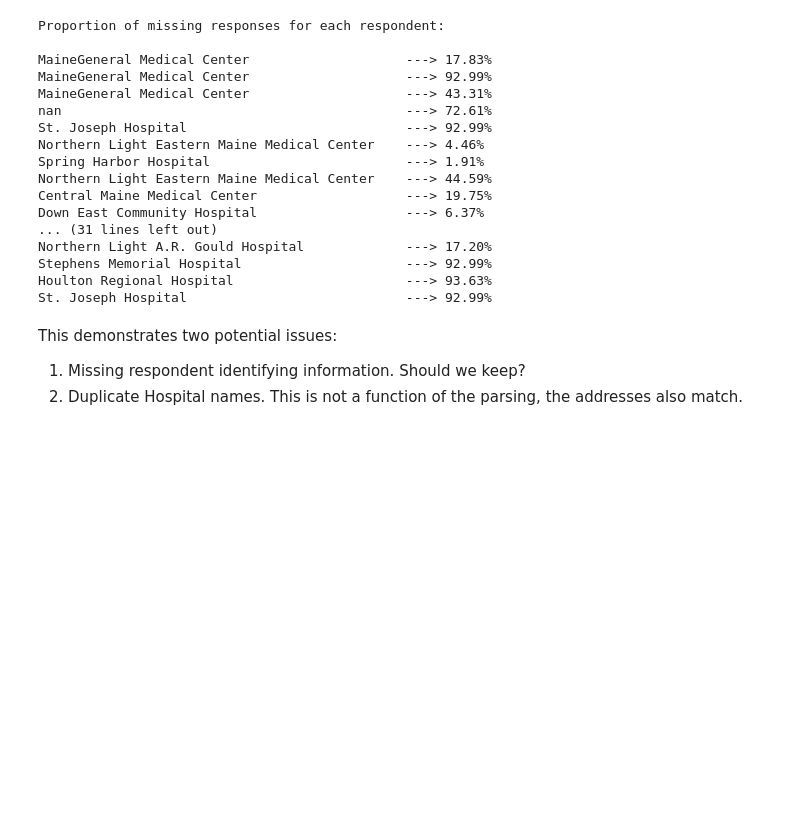
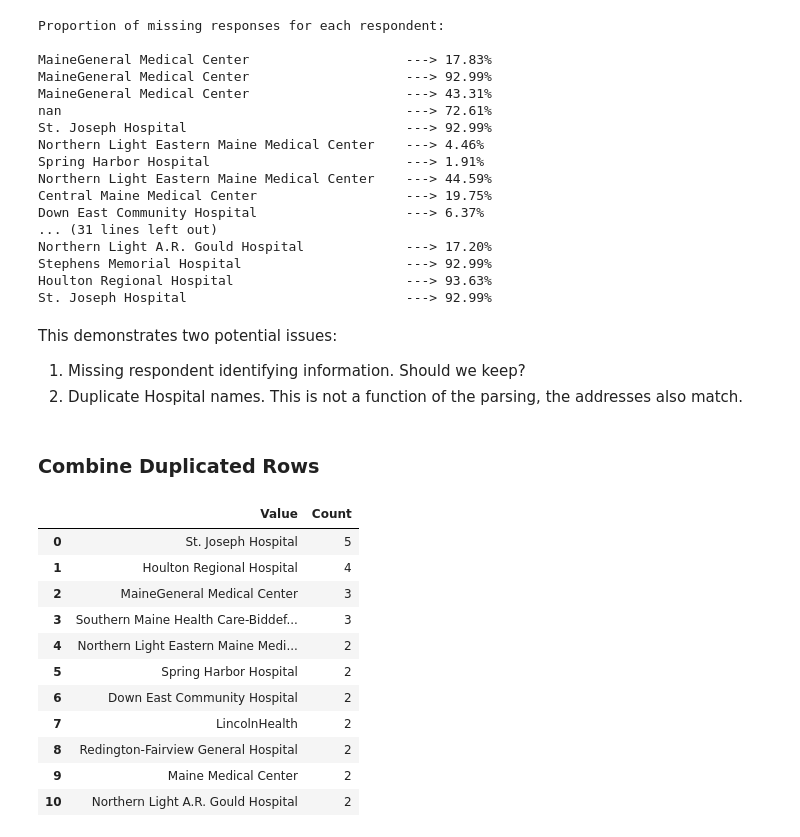
Before and after one commit to nfarrell011/patient-throughput, a Jupyter notebook: analyses/scatch.ipynb, the cells around one changed output. Saved outputs shown, nothing was run; the diff lists cells and outputs as text; code cells hidden in the pictures; blank space fills up the shorter version.

```diff
--- a/analyses/scatch.ipynb
+++ b/analyses/scatch.ipynb
@@ -265,3 +265,31 @@ St. Joseph Hospital                            ---> 92.99%
 This demonstrates two potential issues:
 1. Missing respondent identifying information. Should we keep?
 2. Duplicate Hospital names. This is not a function of the parsing, the addresses also match.
+# %% [markdown]
+### Combine Duplicated Rows
+# %%
+def get_duplicated_rows(df:pd.DataFrame) -> None:
+    """
+    Generates an aggregation of duplicated rows
+    """
+    # Display the duplicates and the values
+    duplicated_counts = df[df["13"].duplicated(keep=False)]["13"].value_counts()
+    result = duplicated_counts.reset_index()
+    result.columns = ["Value", "Count"]
+    return result
+
+result = get_duplicated_rows(df)
+result
+# %% [output]
+|  | Value | Count |
+| 0 | St. Joseph Hospital | 5 |
+| 1 | Houlton Regional Hospital | 4 |
+| 2 | MaineGeneral Medical Center | 3 |
+| 3 | Southern Maine Health Care-Biddef... | 3 |
+| 4 | Northern Light Eastern Maine Medi... | 2 |
+| 5 | Spring Harbor Hospital | 2 |
+| 6 | Down East Community Hospital | 2 |
+| 7 | LincolnHealth | 2 |
+| 8 | Redington-Fairview General Hospital | 2 |
+| 9 | Maine Medical Center | 2 |
+| 10 | Northern Light A.R. Gould Hospital | 2 |
```
Also changed, not shown: parts of 15 cells of this notebook.
